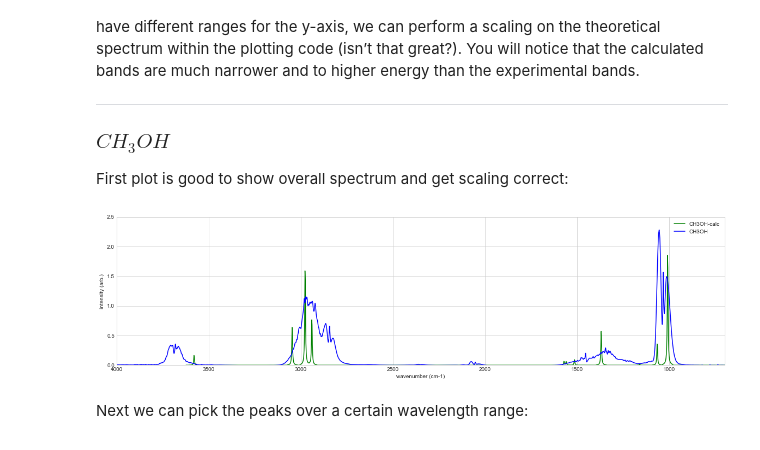
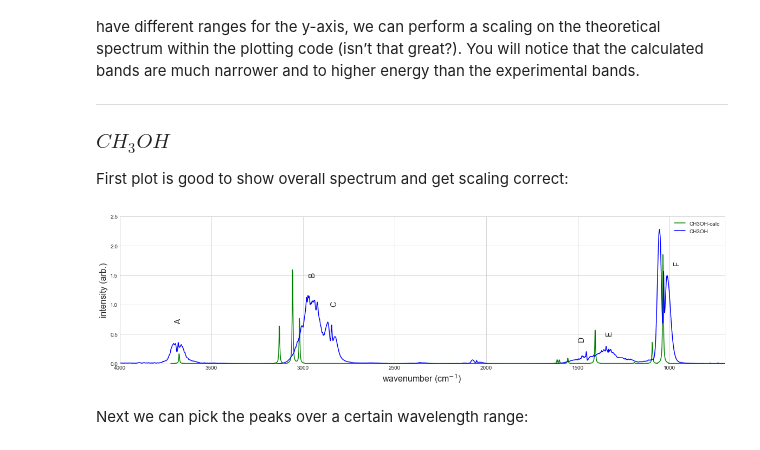
Before and after one commit to laperk01/CHEM2011, a Jupyter notebook: Isotopes QS4/Isotopes QS4.ipynb, the cells around one changed output. Saved outputs shown, nothing was run; the diff lists cells and outputs as text; code cells hidden in the pictures.

```diff
--- a/Isotopes QS4/Isotopes QS4.ipynb
+++ b/Isotopes QS4/Isotopes QS4.ipynb
@@ -282,17 +268,25 @@ First plot is good to show overall spectrum and get scaling correct:
 # %%
 plt.figure(figsize=[20,5])
 
-plt.plot(0.925*x4,y4/200,"g-",label="CH3OH-calc") #change the x4 scaling factor here
+plt.plot(0.95*x4,y4/200,"g-",label="CH3OH-calc") #change the x4 scaling factor here
 plt.plot(x1,y1,"b-",label="CH3OH")
 
-plt.xlabel('wavenumber (cm-1)')
+### Label the bands
+plt.text(3700,0.7,"A",rotation=90, size=14)
+plt.text(2970,1.5,"B",rotation=90, size=14)
+plt.text(2850,1.0,"C",rotation=90, size=14)
+plt.text(1500,0.4,"D",rotation=90, size=14)
+plt.text(1350,0.5,"E",rotation=90, size=14)
+plt.text(980,1.7,"F",rotation=90, size=14)
+
+plt.xlabel('wavenumber (cm$^{-1}$)', size=16)
+plt.ylabel('intensity (arb.)', size=16)
 plt.xlim(4000,700)
 plt.ylim(0,2.5)
-plt.ylabel('intensity (arb.)')
 plt.legend()
 plt.show()
 # %% [output]
-[figure, old version]
+[figure, new version]
 # %% [markdown]
 Next we can pick the peaks over a certain wavelength range:
 # %%
```
Also changed, not shown: parts of 6 cells of this notebook, 1 other file.
